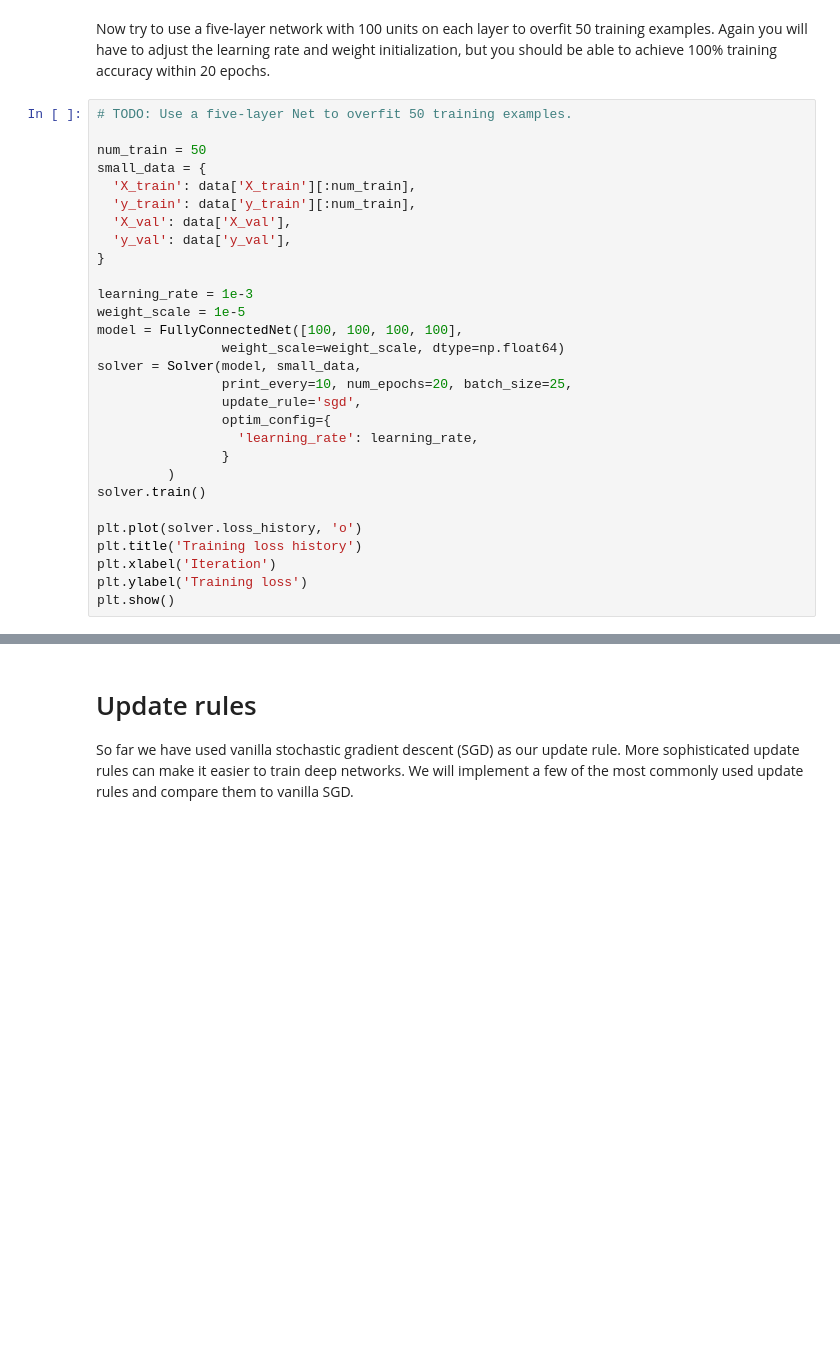
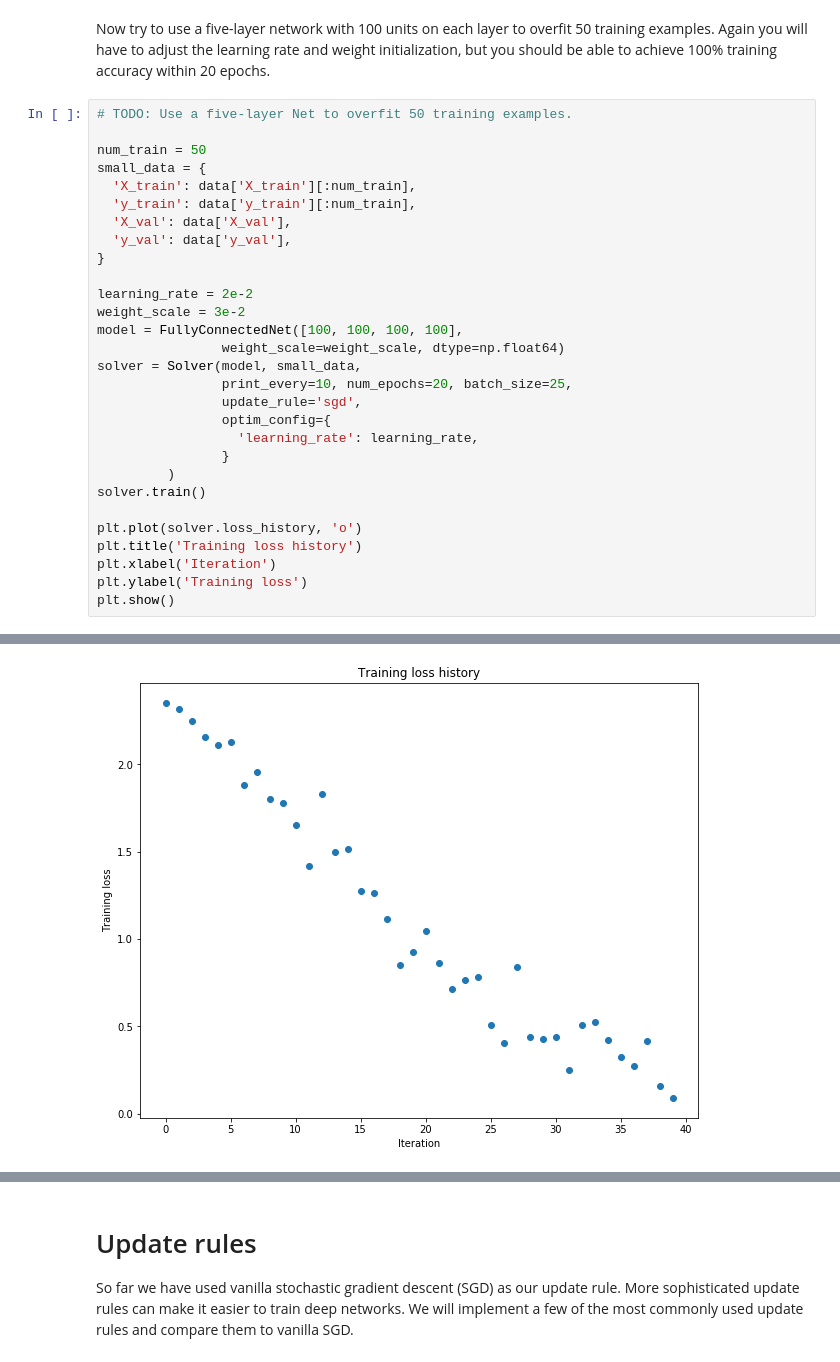
Before and after one commit to yxfish13/cs231asm, a Jupyter notebook: asm2/FullyConnectedNets.ipynb, the cells around one changed output, grey strips where cells are left out. Drawn from its saved outputs; the diff is of its cells as text; blank space fills up the shorter version.

```diff
--- a/asm2/FullyConnectedNets.ipynb
+++ b/asm2/FullyConnectedNets.ipynb
@@ -452,8 +486,8 @@ small_data = {
   'y_val': data['y_val'],
 }
 
-learning_rate = 1e-3
-weight_scale = 1e-5
+learning_rate = 2e-2
+weight_scale = 3e-2
 model = FullyConnectedNet([100, 100, 100, 100],
                 weight_scale=weight_scale, dtype=np.float64)
 solver = Solver(model, small_data,
@@ -470,3 +504,4 @@ plt.title('Training loss history')
 plt.xlabel('Iteration')
 plt.ylabel('Training loss')
 plt.show()
+# %% [output]
@@ -473,3 +525,4 @@ plt.show()
+[figure, added]
 # %% [markdown]
 # Inline question:
 Did you notice anything about the comparative difficulty of training the three-layer net vs training the five layer net?
```
Also changed, not shown: parts of 16 cells of this notebook, 4 other files.
